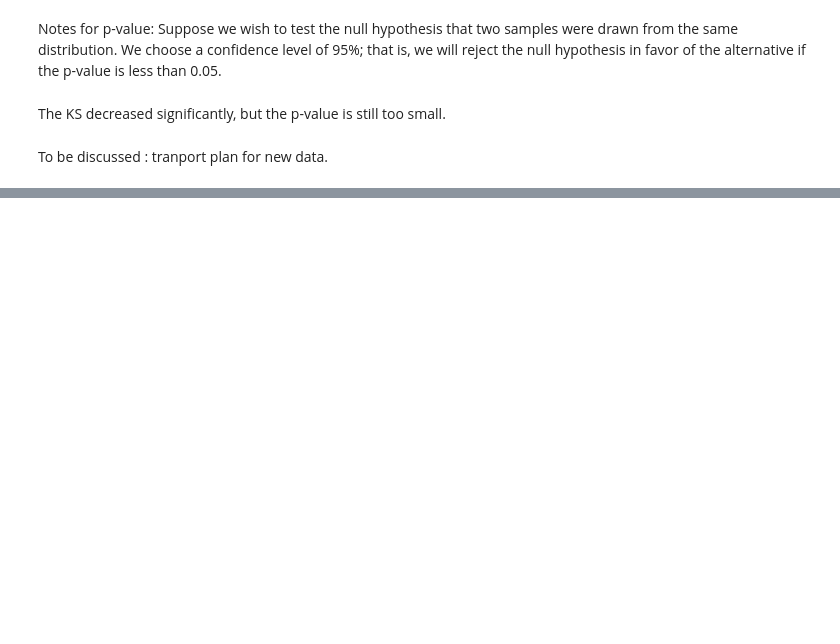
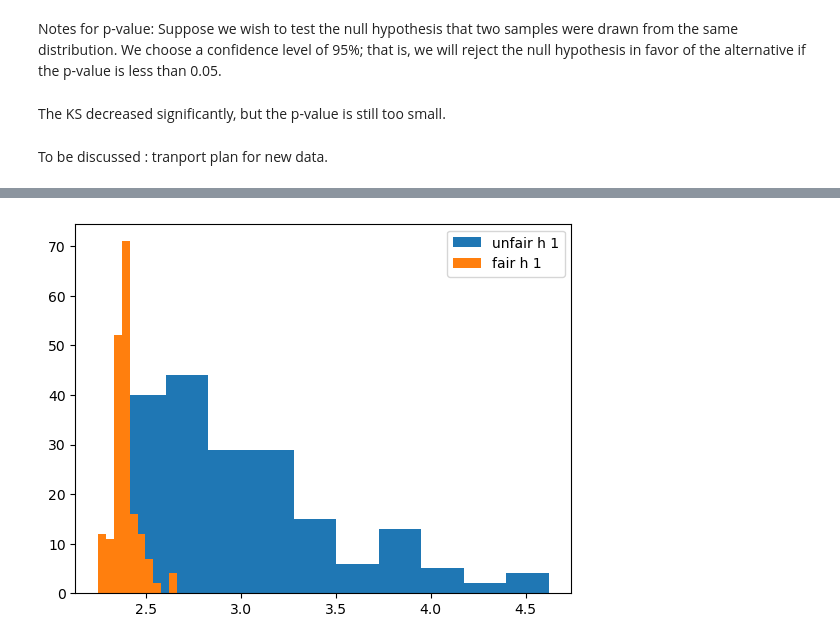
Before and after one commit to AugustinBouquillard/demographic-parity, a Jupyter notebook: unawareness.ipynb, the cells around one changed output, grey strips where cells are left out. Saved outputs shown, nothing was run; the diff lists cells and outputs as text; code cells hidden in the pictures; blank space fills up the shorter version.

```diff
--- a/unawareness.ipynb
+++ b/unawareness.ipynb
@@ -75,0 +85,7 @@ To be discussed : tranport plan for new data.
+# %%
+plt.hist(ot_reg.h_plus,  label= "unfair h 1")
+plt.hist(ot_reg.y_fair_plus, label= "fair h 1")
+plt.legend()
+plt.show()
+# %% [output]
+[figure, added]
```
Also changed, not shown: parts of 2 cells of this notebook, 2 other files.
